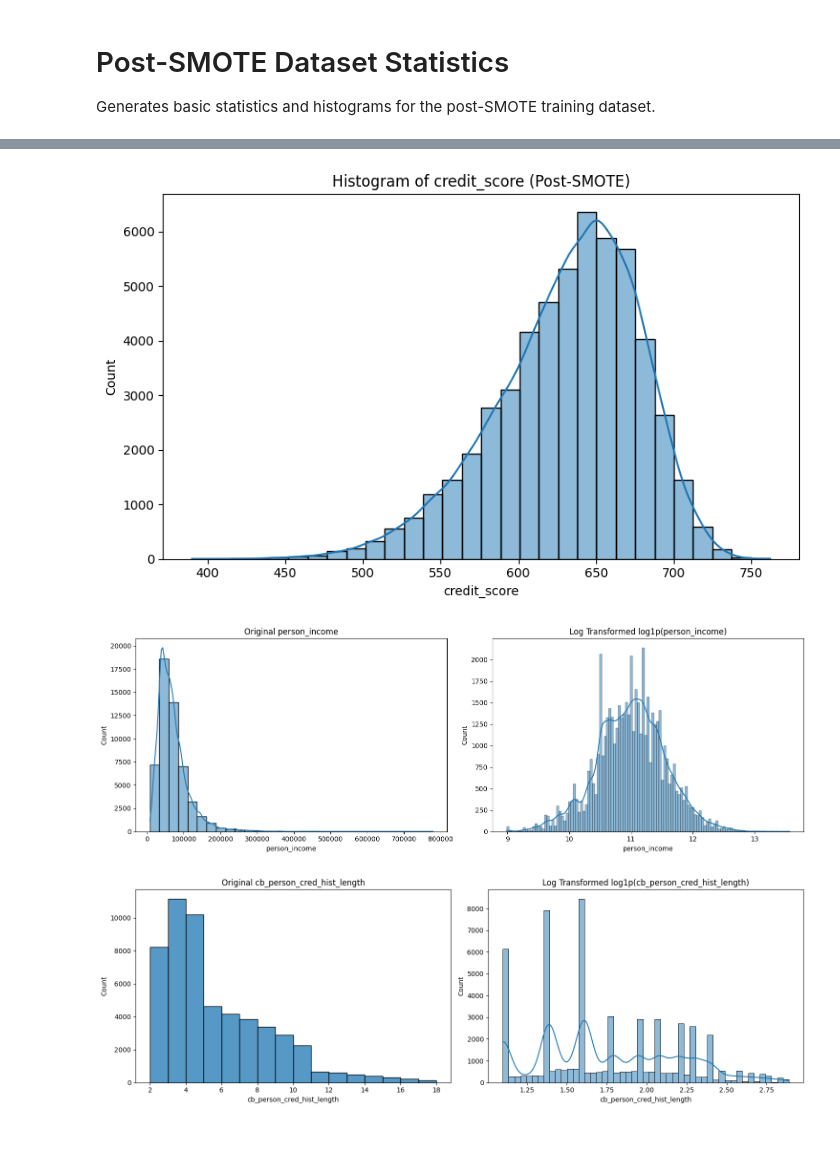
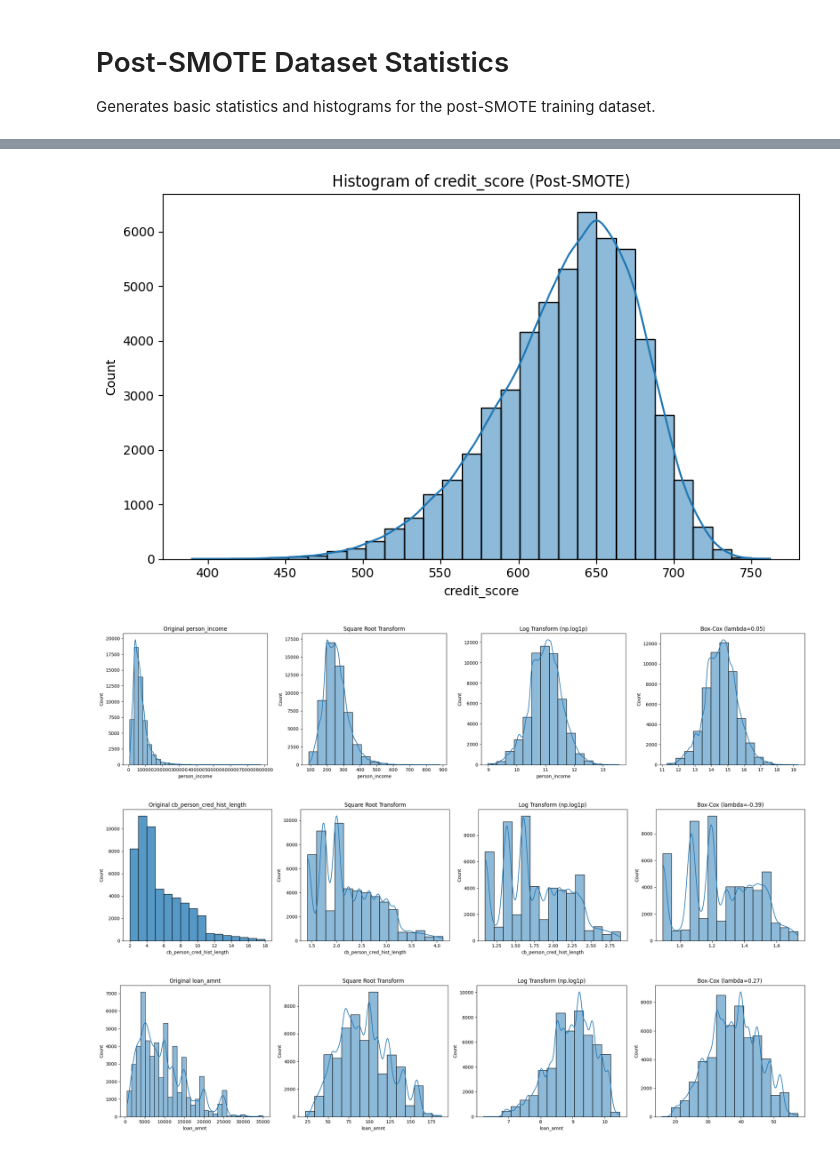
Before and after one commit to ntdai95/CSC503-Final-Project, a Jupyter notebook: notebooks/post_smote_eda.ipynb, the cells around one changed output, grey strips where cells are left out. Saved outputs shown, nothing was run; the diff lists cells and outputs as text; code cells hidden in the pictures.

```diff
--- a/notebooks/post_smote_eda.ipynb
+++ b/notebooks/post_smote_eda.ipynb
@@ -6,6 +6,7 @@ import pandas as pd
 import matplotlib.pyplot as plt
 import seaborn as sns
 import numpy as np
+from scipy import stats
 
 # Load the post-SMOTE data
 data_path = "../data/pre-processed/loan_data_smoted_raw_train_4.csv"
@@ -54,51 +55,66 @@ for col in num_cols:
     plt.tight_layout()
     plt.show()
 
-# Log Transform Comparisons
-cols_to_log = ['person_income', 'cb_person_cred_hist_length']
+# Transform Comparisons (Sqrt vs Log vs Reciprocal)
+cols_to_log = ['person_income', 'cb_person_cred_hist_length', 'loan_amnt']
 for col in cols_to_log:
     if col in df.columns:
-        fig, axes = plt.subplots(1, 2, figsize=(15, 5))
+        fig, axes = plt.subplots(1, 4, figsize=(22, 5))
+
+        # Preserve data purity: Do not round the SMOTE fractions!
+        # We will instead use fewer bins to visually smooth the discontinuous artifact.
+        clean_data = df[col]
+
         # Original
         if col in discrete_cols:
-            min_val = int(np.floor(df[col].min()))
-            max_val = int(np.ceil(df[col].max()))
+            min_val = int(np.floor(clean_data.min()))
+            max_val = int(np.ceil(clean_data.max()))
             bins = np.arange(min_val, max_val + 2)
-            sns.histplot(df[col], kde=False, bins=bins, ax=axes[0])
+            sns.histplot(clean_data, kde=False, bins=bins, ax=axes[0])
         else:
-            sns.histplot(df[col], kde=True, bins=30, ax=axes[0])
+            sns.histplot(clean_data, kde=True, bins=30, ax=axes[0])
         axes[0].set_title(f"Original {col}")
 
-        # Log transformed
-        sns.histplot(np.log1p(df[col]), kde=True, ax=axes[1])
-        axes[1].set_title(f"Log Transformed log1p({col})")
+        # Square Root (Less Aggressive)
+        sns.histplot(np.sqrt(clean_data), kde=True, bins=15, ax=axes[1])
+        axes[1].set_title(f"Square Root Transform")
+
+        # Log transformed (Aggressive)
+        sns.histplot(np.log1p(clean_data), kde=True, bins=15, ax=axes[2])
+        axes[2].set_title(f"Log Transform (np.log1p)")
+
+        # Box-Cox transformed (Optimal Aggressiveness)
+        transformed_data, best_lambda = stats.boxcox(clean_data + 1)
+        sns.histplot(transformed_data, kde=True, bins=15, ax=axes[3])
+        axes[3].set_title(f"Box-Cox (lambda={best_lambda:.2f})")
 
         plt.tight_layout()
         plt.show()
 # %% [output]
 --- Numerical Summaries ---
        person_age  person_income  person_emp_exp  loan_amnt  loan_int_rate  cb_person_cred_hist_length  credit_score
 count   53530.000      53530.000       53530.000  53530.000      53530.000                   53530.000     53530.000
 mean       26.852      69737.932           4.345   9729.354         11.628                       5.342       631.473
 std         4.269      42208.712           4.262   6202.614          2.951                       2.972        46.356
 min        20.000       8000.000           0.000    500.000          5.420                       2.000       390.000
 25%        23.897      41640.354           1.000   5000.000          9.752                       3.000       603.000
 50%        26.000      60813.657           3.000   8233.149         11.490                       4.000       638.000
 75%        29.000      86281.860           7.000  13074.511         13.780                       7.000       665.000
 max        49.000     778815.000          26.000  35000.000         20.000                      17.000       762.000
 
 --- person_gender Counts ---
 ... (28 lines left out)
 --- loan_status Counts ---
 loan_status
 0    26765
 1    26765
 [figure]
 [figure]
 [figure]
 [figure]
 [figure]
 [figure]
 [figure]
-[figure, old version]
+[figure, new version]
-[figure, old version]
+[figure, new version]
+[figure, added]
```
